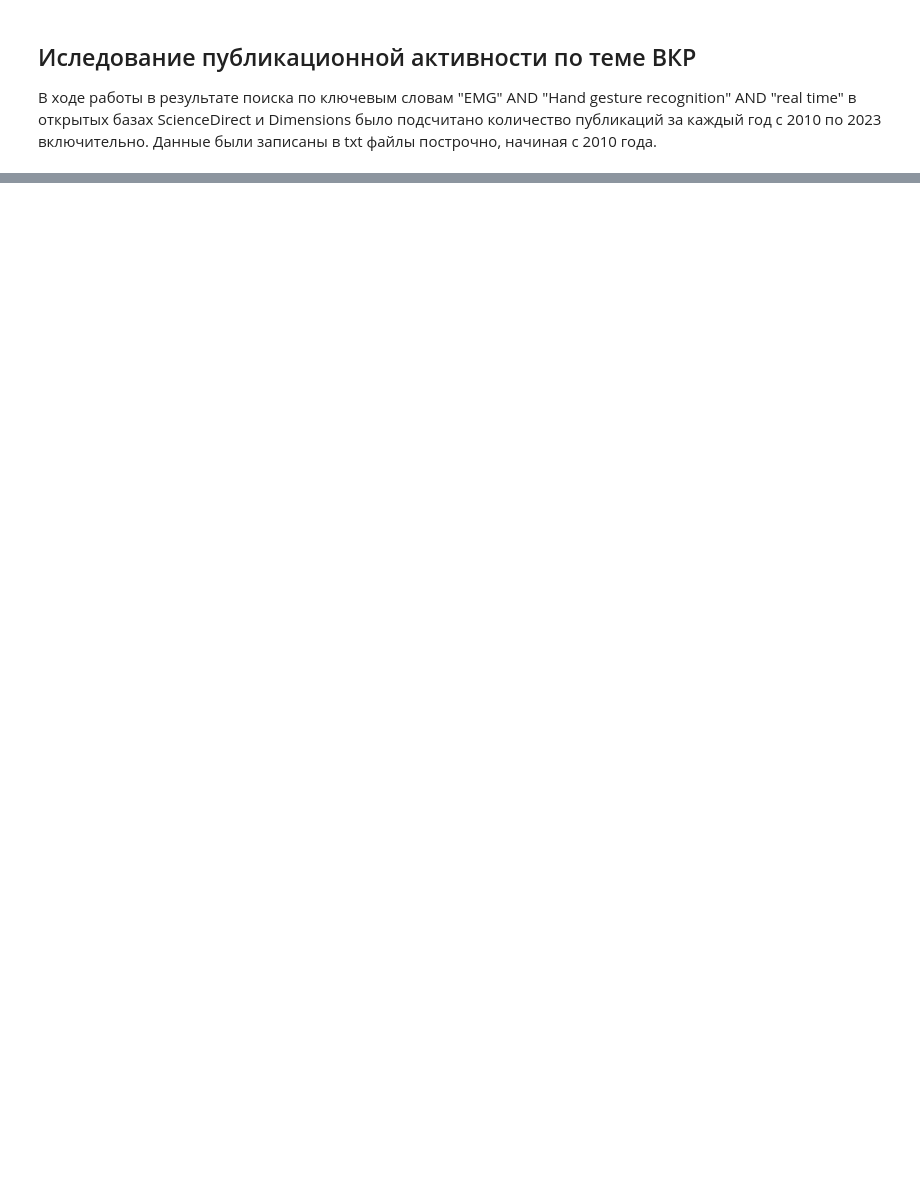
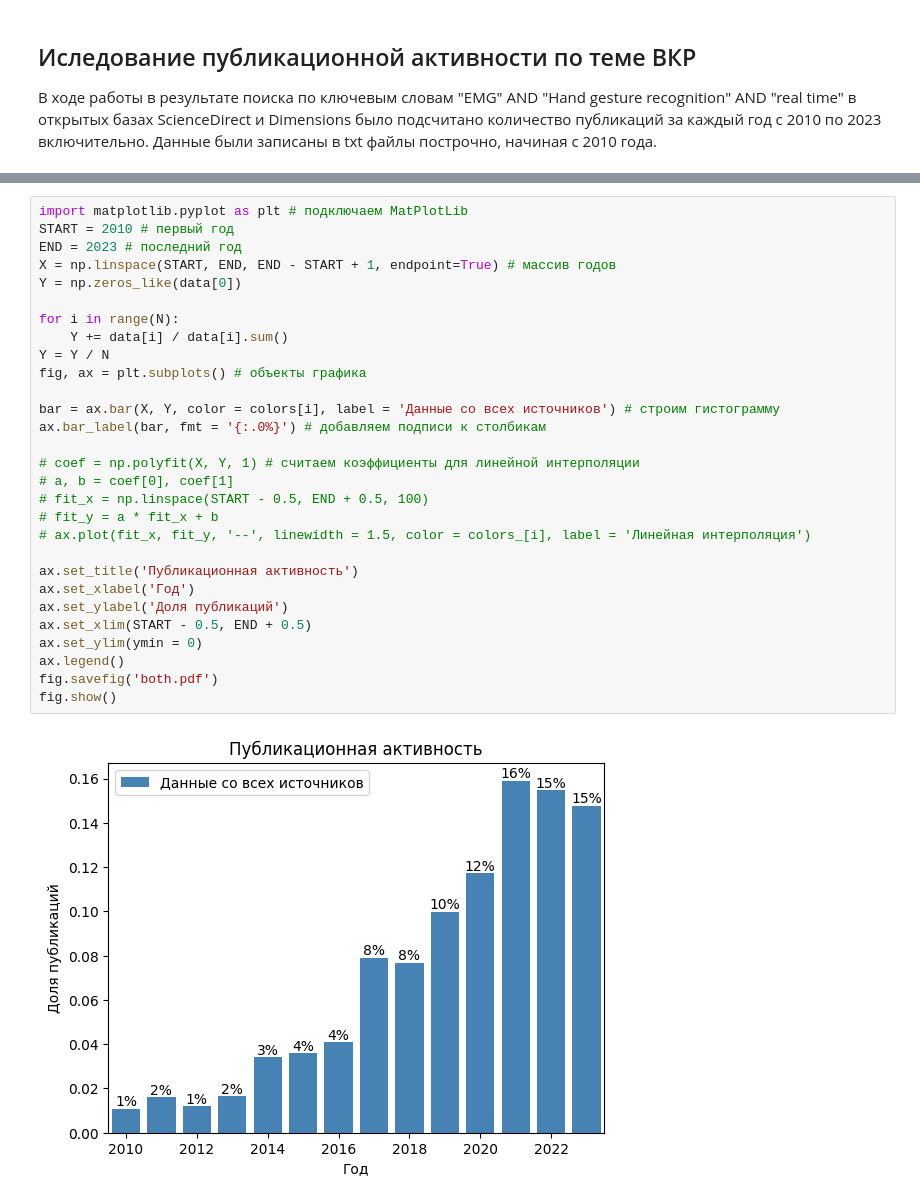
Before and after one commit to wertycin/diploma, a Jupyter notebook: sharapov/main.ipynb, the cells around one changed output, grey strips where cells are left out. Cells and saved outputs as stored; diff of their text form; blank space fills up the shorter version.

```diff
--- a/sharapov/main.ipynb
+++ b/sharapov/main.ipynb
@@ -22,0 +48,31 @@ TypeError: _linspace_dispatcher() got an unexpected keyword argument 'interval'
+# %%
+import matplotlib.pyplot as plt # подключаем MatPlotLib
+START = 2010 # первый год
+END = 2023 # последний год
+X = np.linspace(START, END, END - START + 1, endpoint=True) # массив годов
+Y = np.zeros_like(data[0])
+
+for i in range(N):
+    Y += data[i] / data[i].sum()
+Y = Y / N
+fig, ax = plt.subplots() # объекты графика
+
+bar = ax.bar(X, Y, color = colors[i], label = 'Данные со всех источников') # строим гистограмму
+ax.bar_label(bar, fmt = '{:.0%}') # добавляем подписи к столбикам
+
+# coef = np.polyfit(X, Y, 1) # считаем коэффициенты для линейной интерполяции
+# a, b = coef[0], coef[1]
+# fit_x = np.linspace(START - 0.5, END + 0.5, 100)
+# fit_y = a * fit_x + b
+# ax.plot(fit_x, fit_y, '--', linewidth = 1.5, color = colors_[i], label = 'Линейная интерполяция')
+
+ax.set_title('Публикационная активность')
+ax.set_xlabel('Год')
+ax.set_ylabel('Доля публикаций')
+ax.set_xlim(START - 0.5, END + 0.5)
+ax.set_ylim(ymin = 0)
+ax.legend()
+fig.savefig('both.pdf')
+fig.show()
+# %% [output]
+[figure, added]
```
Also changed, not shown: parts of 3 cells of this notebook, 1 other file.
